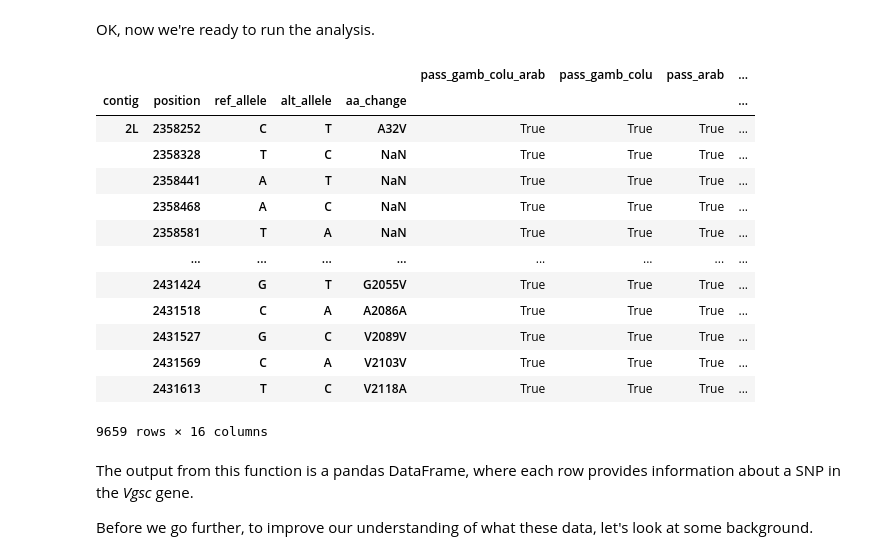
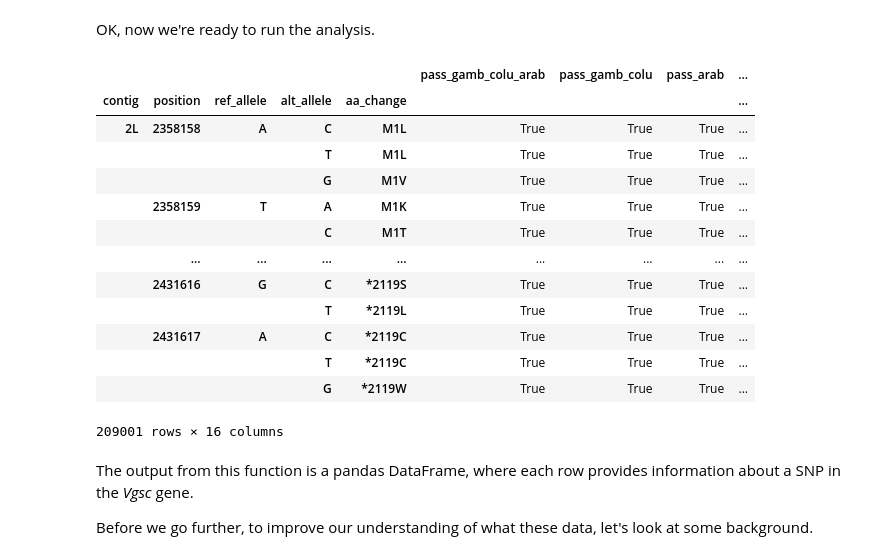
Before and after one commit to anopheles-genomic-surveillance/anopheles-genomic-surveillance.github.io, a Jupyter notebook: docs/workshop-1/module-4-vgsc-snps.ipynb, the cells around one changed output. Drawn from its saved outputs; the diff is of its cells as text; code cells hidden in the pictures.

```diff
--- a/docs/workshop-1/module-4-vgsc-snps.ipynb
+++ b/docs/workshop-1/module-4-vgsc-snps.ipynb
@@ -112,25 +94,26 @@ OK, now we're ready to run the analysis.
 # %%
 snp_allele_freqs_df = ag3.snp_allele_frequencies(
     transcript=transcript,
     cohorts=cohorts,
     sample_sets=sample_sets,
+    drop_invariant=False,
 )
 snp_allele_freqs_df
 # %% [output]
 |  |  |  |  |  | pass_gamb_colu_arab | pass_gamb_colu | pass_arab | ... |
 | contig | position | ref_allele | alt_allele | aa_change |  |  |  | ... |
-| 2L | 2358252 | C | T | A32V | True | True | True | ... |
-|  | 2358328 | T | C | NaN | True | True | True | ... |
-|  | 2358441 | A | T | NaN | True | True | True | ... |
-|  | 2358468 | A | C | NaN | True | True | True | ... |
-|  | 2358581 | T | A | NaN | True | True | True | ... |
+| 2L | 2358158 | A | C | M1L | True | True | True | ... |
+|  |  |  | T | M1L | True | True | True | ... |
+|  |  |  | G | M1V | True | True | True | ... |
+|  | 2358159 | T | A | M1K | True | True | True | ... |
+|  |  |  | C | M1T | True | True | True | ... |
 |  | ... | ... | ... | ... | ... | ... | ... | ... |
-|  | 2431424 | G | T | G2055V | True | True | True | ... |
-|  | 2431518 | C | A | A2086A | True | True | True | ... |
-|  | 2431527 | G | C | V2089V | True | True | True | ... |
-|  | 2431569 | C | A | V2103V | True | True | True | ... |
-|  | 2431613 | T | C | V2118A | True | True | True | ... |
+|  | 2431616 | G | C | *2119S | True | True | True | ... |
+|  |  |  | T | *2119L | True | True | True | ... |
+|  | 2431617 | A | C | *2119C | True | True | True | ... |
+|  |  |  | T | *2119C | True | True | True | ... |
+|  |  |  | G | *2119W | True | True | True | ... |
-9659 rows × 16 columns
+209001 rows × 16 columns
 # %% [markdown]
 The output from this function is a pandas DataFrame, where each row provides information about a SNP in the *Vgsc* gene.
 
```
Also changed, not shown: parts of 13 cells of this notebook.
